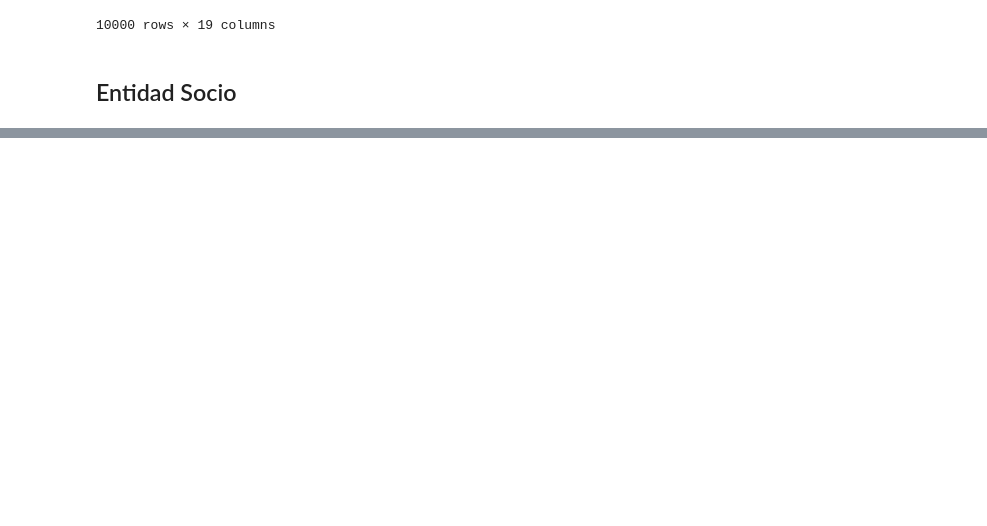
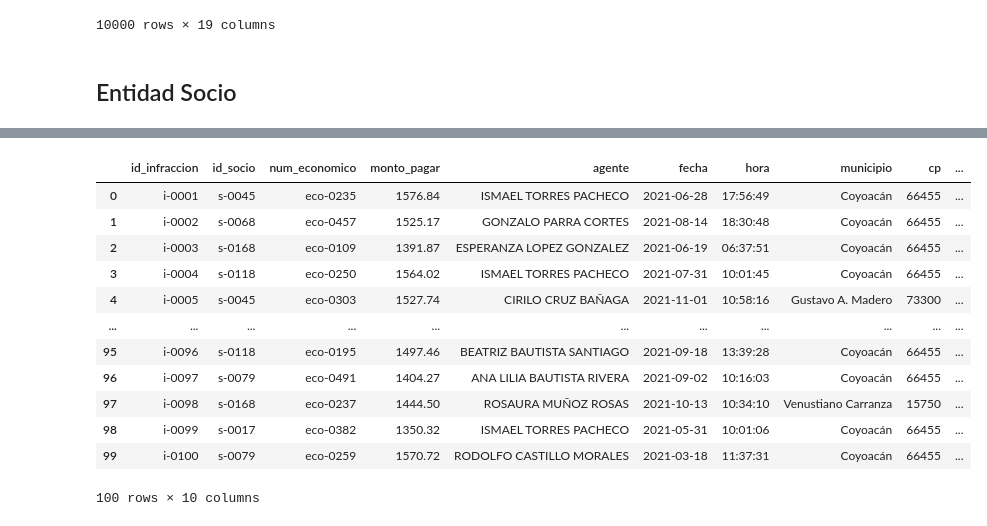
Before and after one commit to ivannpy/proyect, a Jupyter notebook: data_creation.ipynb, the cells around one changed output, grey strips where cells are left out. Drawn from its saved outputs; the diff is of its cells as text; code cells hidden in the pictures; blank space fills up the shorter version.

Commit message:
Agrega datasets para Viaje e Infracción

```diff
--- a/data_creation.ipynb
+++ b/data_creation.ipynb
@@ -212,0 +305,40 @@ sum(socio['egreso'] == 'No aplica')
+# %%
+try:
+    infraction = pd.read_csv(c.filepath_infraction)
+
+except:
+    print('Creando entidad Infracción...')
+
+    n_infraction = c.cardinality['infraction']
+    infractores, nums, fechas = u.get_infrac(travel, n_infraction)
+
+    data_names_masc = pd.read_csv(c.path_masc_names, encoding='latin-1')
+    data_names_fem = pd.read_csv(c.path_fem_names, encoding='latin-1')
+    data_surnames = pd.read_csv(c.path_surnames, encoding='latin-1')
+    oficiales_ = u.get_names(data_names_masc,
+                           data_names_fem,
+                           data_surnames,
+                           20,
+                           seed=123)
+    ofi_names = oficiales_[0]
+    ofi_sur1 = oficiales_[1]
+    ofi_sur2 = oficiales_[2]
+    oficiales = [f'{ofi_names[i]} {ofi_sur1[i]} {ofi_sur2[i]}' for i in range(20)]
+    num, cp, calle = u.get_infrac_place(n_infraction)
+
+    # Creamos y rellenamos
+    infraction = pd.DataFrame(r.dict_to_df_infraccion)
+
+    infraction['id_infraccion'] = np.array(['i-' + f'{i}'.zfill(4) for i in range(1, n_infraction+1)], dtype=str)
+    infraction['id_socio'] = infractores
+    infraction['num_economico'] = nums
+    infraction['monto_pagar'] = [round(abs(1000.0 + np.random.normal(500, 100)), 2) for i in range(1, n_infraction+1)]
+    infraction['agente'] = np.random.choice(oficiales, size=n_infraction)
+    infraction['fecha'] = fechas
+    infraction['hora'] = [u.get_time() for i in range(n_infraction)]
+    infraction['municipio'] = num
+    infraction['cp'] = cp
+    infraction['calle'] = calle
+
+    # Escribimos CSV
+    infraction.to_csv(c.filepath_infraction, index=False)
@@ -212,0 +351,16 @@ sum(socio['egreso'] == 'No aplica')
+# %%
+infraction
+# %% [output]
+|  | id_infraccion | id_socio | num_economico | monto_pagar | agente | fecha | hora | municipio | cp | ... |
+| 0 | i-0001 | s-0045 | eco-0235 | 1576.84 | ISMAEL TORRES PACHECO | 2021-06-28 | 17:56:49 | Coyoacán | 66455 | ... |
+| 1 | i-0002 | s-0068 | eco-0457 | 1525.17 | GONZALO PARRA CORTES | 2021-08-14 | 18:30:48 | Coyoacán | 66455 | ... |
+| 2 | i-0003 | s-0168 | eco-0109 | 1391.87 | ESPERANZA LOPEZ GONZALEZ | 2021-06-19 | 06:37:51 | Coyoacán | 66455 | ... |
+| 3 | i-0004 | s-0118 | eco-0250 | 1564.02 | ISMAEL TORRES PACHECO | 2021-07-31 | 10:01:45 | Coyoacán | 66455 | ... |
+| 4 | i-0005 | s-0045 | eco-0303 | 1527.74 | CIRILO CRUZ BAÑAGA | 2021-11-01 | 10:58:16 | Gustavo A. Madero | 73300 | ... |
+| ... | ... | ... | ... | ... | ... | ... | ... | ... | ... | ... |
+| 95 | i-0096 | s-0118 | eco-0195 | 1497.46 | BEATRIZ BAUTISTA SANTIAGO | 2021-09-18 | 13:39:28 | Coyoacán | 66455 | ... |
+| 96 | i-0097 | s-0079 | eco-0491 | 1404.27 | ANA LILIA BAUTISTA RIVERA | 2021-09-02 | 10:16:03 | Coyoacán | 66455 | ... |
+| 97 | i-0098 | s-0168 | eco-0237 | 1444.50 | ROSAURA MUÑOZ ROSAS | 2021-10-13 | 10:34:10 | Venustiano Carranza | 15750 | ... |
+| 98 | i-0099 | s-0017 | eco-0382 | 1350.32 | ISMAEL TORRES PACHECO | 2021-05-31 | 10:01:06 | Coyoacán | 66455 | ... |
+| 99 | i-0100 | s-0079 | eco-0259 | 1570.72 | RODOLFO CASTILLO MORALES | 2021-03-18 | 11:37:31 | Coyoacán | 66455 | ... |
+100 rows × 10 columns
```
Also changed, not shown: parts of 12 cells of this notebook, 4 other files.
